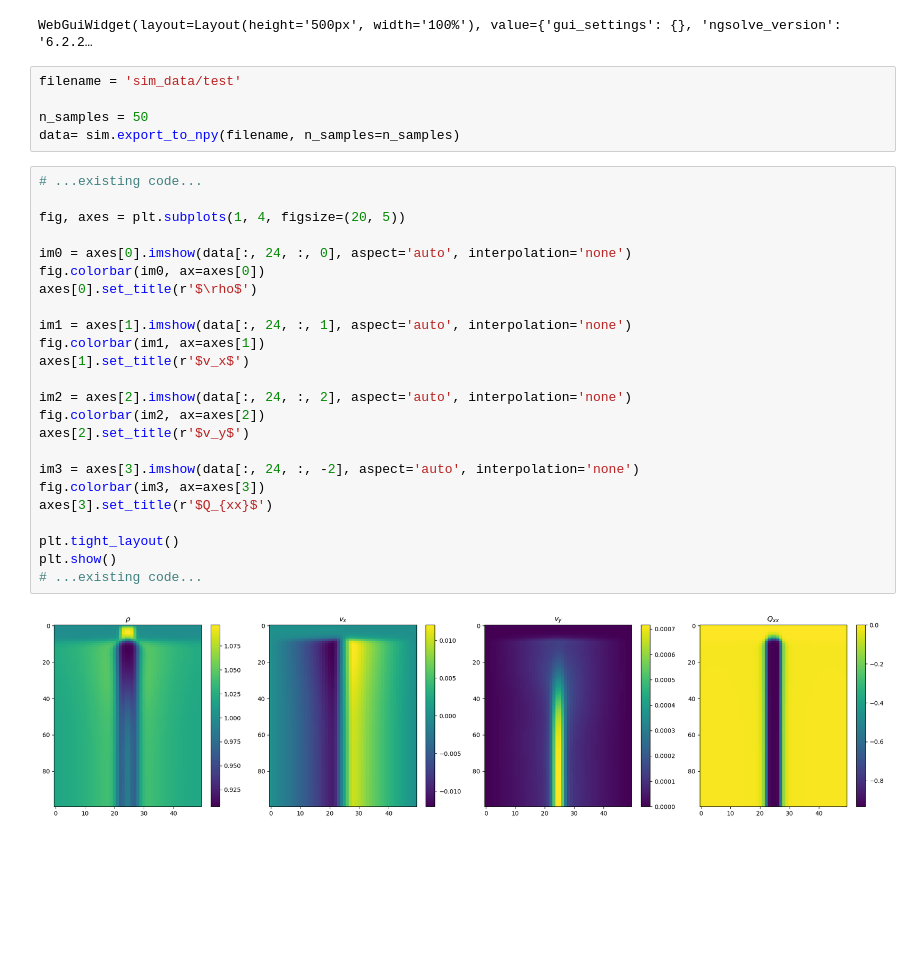
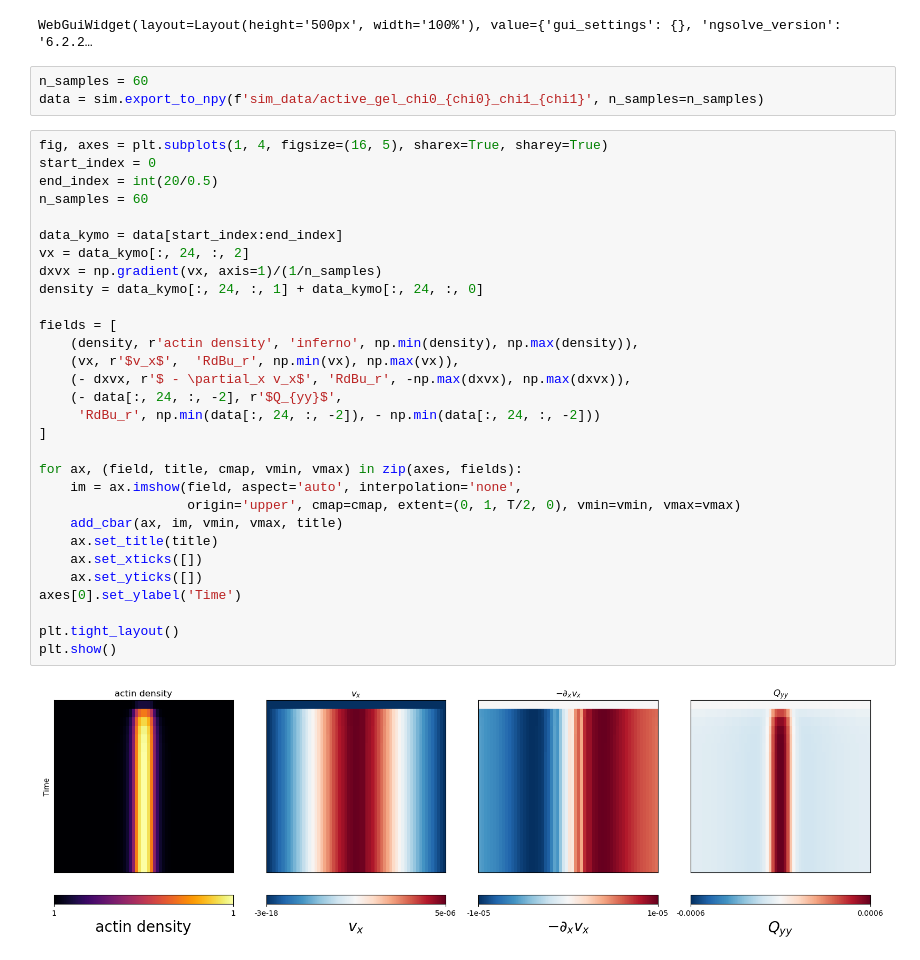
Before and after one commit to Irene-Li/Zebrafish_cleavage, a Jupyter notebook: notebooks/active_gel_fem.ipynb, the cells around one changed output. Cells and saved outputs as stored; diff of their text form; blank space fills up the shorter version.

```diff
--- a/notebooks/active_gel_fem.ipynb
+++ b/notebooks/active_gel_fem.ipynb
@@ -153,37 +150,41 @@ WebGuiWidget(layout=Layout(height='500px', width='100%'), value={'gui_settings':
 WebGuiWidget(layout=Layout(height='500px', width='100%'), value={'gui_settings': {}, 'ngsolve_version': '6.2.2…
 WebGuiWidget(layout=Layout(height='500px', width='100%'), value={'gui_settings': {}, 'ngsolve_version': '6.2.2…
 WebGuiWidget(layout=Layout(height='500px', width='100%'), value={'gui_settings': {}, 'ngsolve_version': '6.2.2…
-# %%
-filename = 'sim_data/test'
-
-n_samples = 50
-data= sim.export_to_npy(filename, n_samples=n_samples)
-# %%
-# ...existing code...
-
-fig, axes = plt.subplots(1, 4, figsize=(20, 5))
-
-im0 = axes[0].imshow(data[:, 24, :, 0], aspect='auto', interpolation='none')
-fig.colorbar(im0, ax=axes[0])
-axes[0].set_title(r'$\rho$')
-
-im1 = axes[1].imshow(data[:, 24, :, 1], aspect='auto', interpolation='none')
-fig.colorbar(im1, ax=axes[1])
-axes[1].set_title(r'$v_x$')
-
-im2 = axes[2].imshow(data[:, 24, :, 2], aspect='auto', interpolation='none')
-fig.colorbar(im2, ax=axes[2])
-axes[2].set_title(r'$v_y$')
-
-im3 = axes[3].imshow(data[:, 24, :, -2], aspect='auto', interpolation='none')
-fig.colorbar(im3, ax=axes[3])
-axes[3].set_title(r'$Q_{xx}$')
-
-plt.tight_layout()
-plt.show()
-# ...existing code...
-# %% [output]
-[figure, removed]
+# %%
+n_samples = 60
+data = sim.export_to_npy(f'sim_data/active_gel_chi0_{chi0}_chi1_{chi1}', n_samples=n_samples)
+# %%
+fig, axes = plt.subplots(1, 4, figsize=(16, 5), sharex=True, sharey=True)
+start_index = 0
+end_index = int(20/0.5)
+n_samples = 60
+
+data_kymo = data[start_index:end_index]
+vx = data_kymo[:, 24, :, 2]
+dxvx = np.gradient(vx, axis=1)/(1/n_samples)
+density = data_kymo[:, 24, :, 1] + data_kymo[:, 24, :, 0]
+
+fields = [
+    (density, r'actin density', 'inferno', np.min(density), np.max(density)),
+    (vx, r'$v_x$',  'RdBu_r', np.min(vx), np.max(vx)),
+    (- dxvx, r'$ - \partial_x v_x$', 'RdBu_r', -np.max(dxvx), np.max(dxvx)),
+    (- data[:, 24, :, -2], r'$Q_{yy}$',
+     'RdBu_r', np.min(data[:, 24, :, -2]), - np.min(data[:, 24, :, -2]))
+]
+
+for ax, (field, title, cmap, vmin, vmax) in zip(axes, fields):
+    im = ax.imshow(field, aspect='auto', interpolation='none',
+                   origin='upper', cmap=cmap, extent=(0, 1, T/2, 0), vmin=vmin, vmax=vmax)
+    add_cbar(ax, im, vmin, vmax, title)
+    ax.set_title(title)
+    ax.set_xticks([])
+    ax.set_yticks([])
+axes[0].set_ylabel('Time')
+
+plt.tight_layout()
+plt.show()
+# %% [output]
+[figure, added]
 # %%
 t = -1
 rho, vx, vy, Q, q = np.rollaxis(data[t], -1)
```
Also changed, not shown: parts of 5 cells of this notebook, 16 other files.
